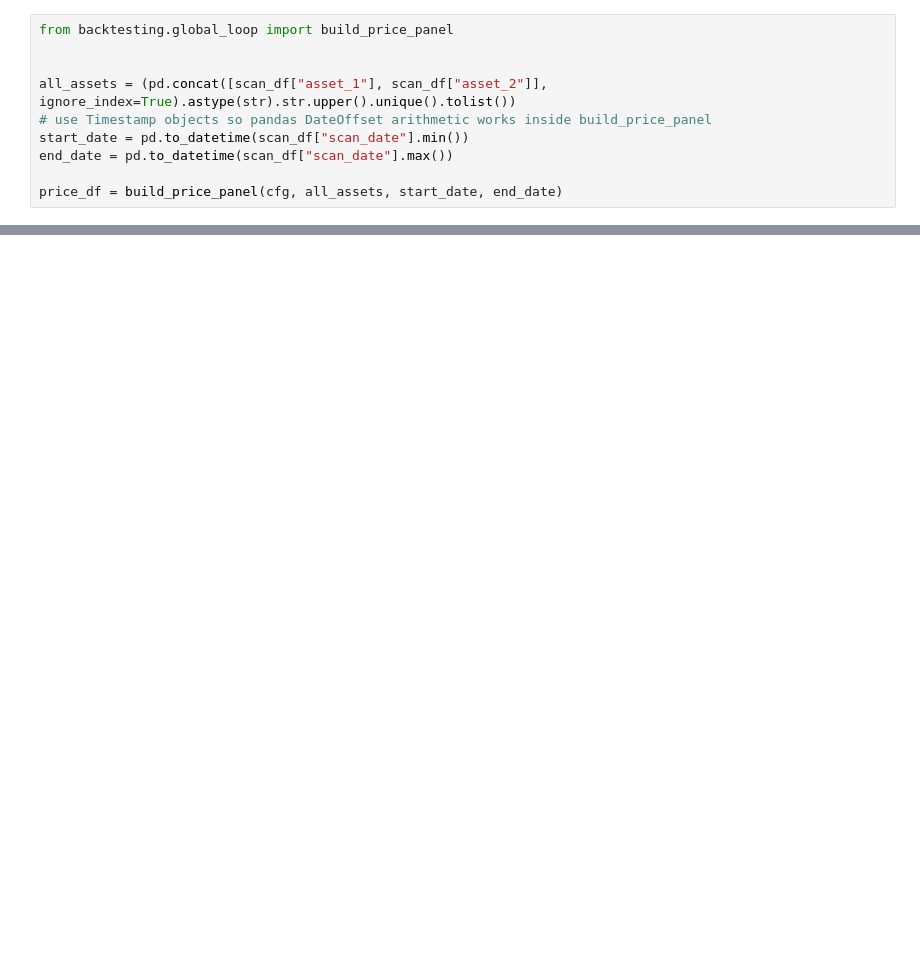
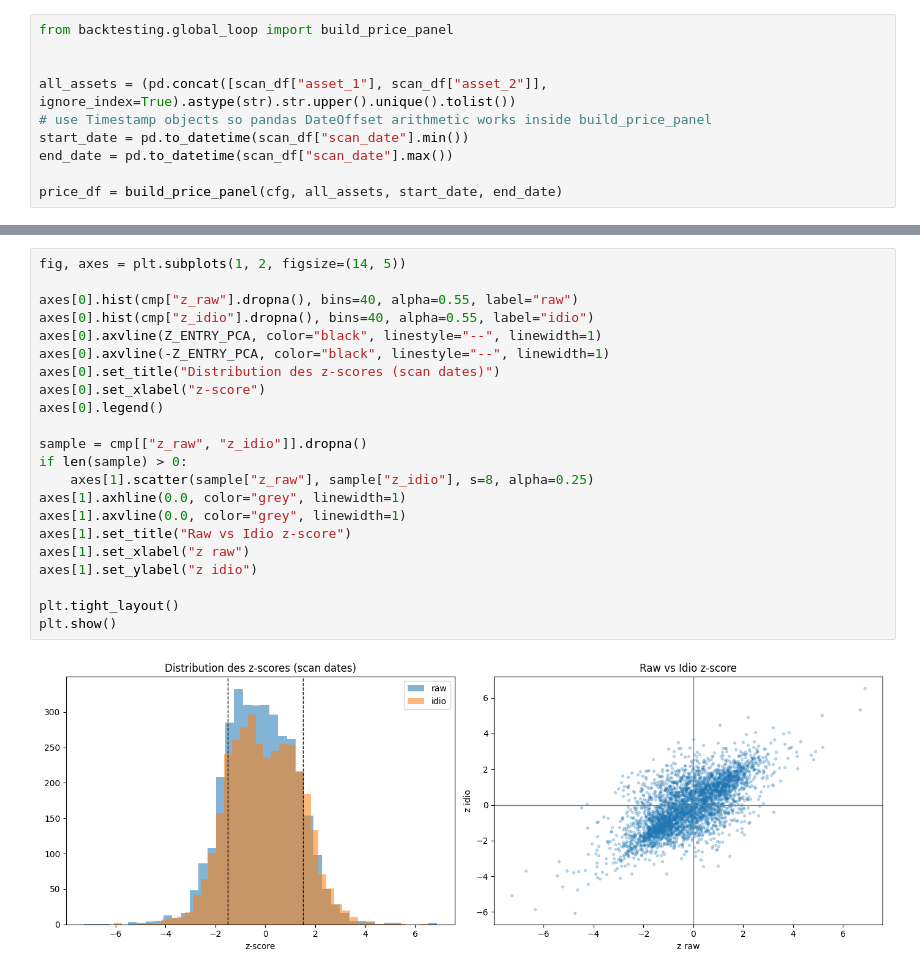
Before and after one commit to emile692/algo-trading-stat-arb-terminal, a Jupyter notebook: notebook/research.ipynb, the cells around one changed output, grey strips where cells are left out. Drawn from its saved outputs; the diff is of its cells as text; blank space fills up the shorter version.

Commit message:
refacto optim scan and btt

```diff
--- a/notebook/research.ipynb
+++ b/notebook/research.ipynb
@@ -355,0 +674,24 @@ price_df = build_price_panel(cfg, all_assets, start_date, end_date)
+# %%
+fig, axes = plt.subplots(1, 2, figsize=(14, 5))
+
+axes[0].hist(cmp["z_raw"].dropna(), bins=40, alpha=0.55, label="raw")
+axes[0].hist(cmp["z_idio"].dropna(), bins=40, alpha=0.55, label="idio")
+axes[0].axvline(Z_ENTRY_PCA, color="black", linestyle="--", linewidth=1)
+axes[0].axvline(-Z_ENTRY_PCA, color="black", linestyle="--", linewidth=1)
+axes[0].set_title("Distribution des z-scores (scan dates)")
+axes[0].set_xlabel("z-score")
+axes[0].legend()
+
+sample = cmp[["z_raw", "z_idio"]].dropna()
+if len(sample) > 0:
+    axes[1].scatter(sample["z_raw"], sample["z_idio"], s=8, alpha=0.25)
+axes[1].axhline(0.0, color="grey", linewidth=1)
+axes[1].axvline(0.0, color="grey", linewidth=1)
+axes[1].set_title("Raw vs Idio z-score")
+axes[1].set_xlabel("z raw")
+axes[1].set_ylabel("z idio")
+
+plt.tight_layout()
+plt.show()
+# %% [output]
+[figure, added]
```
Also changed, not shown: parts of 18 cells of this notebook, 8 other files.
